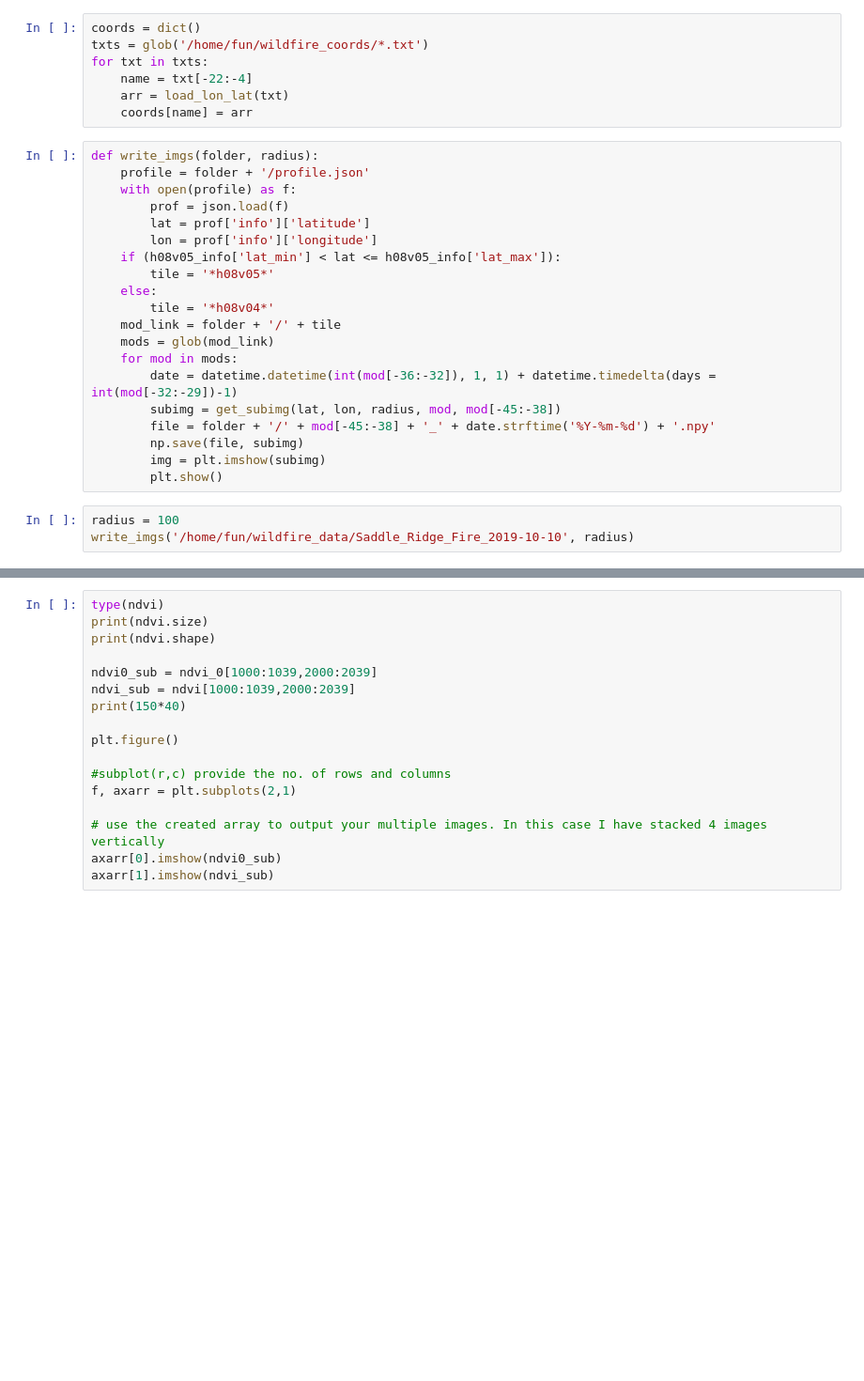
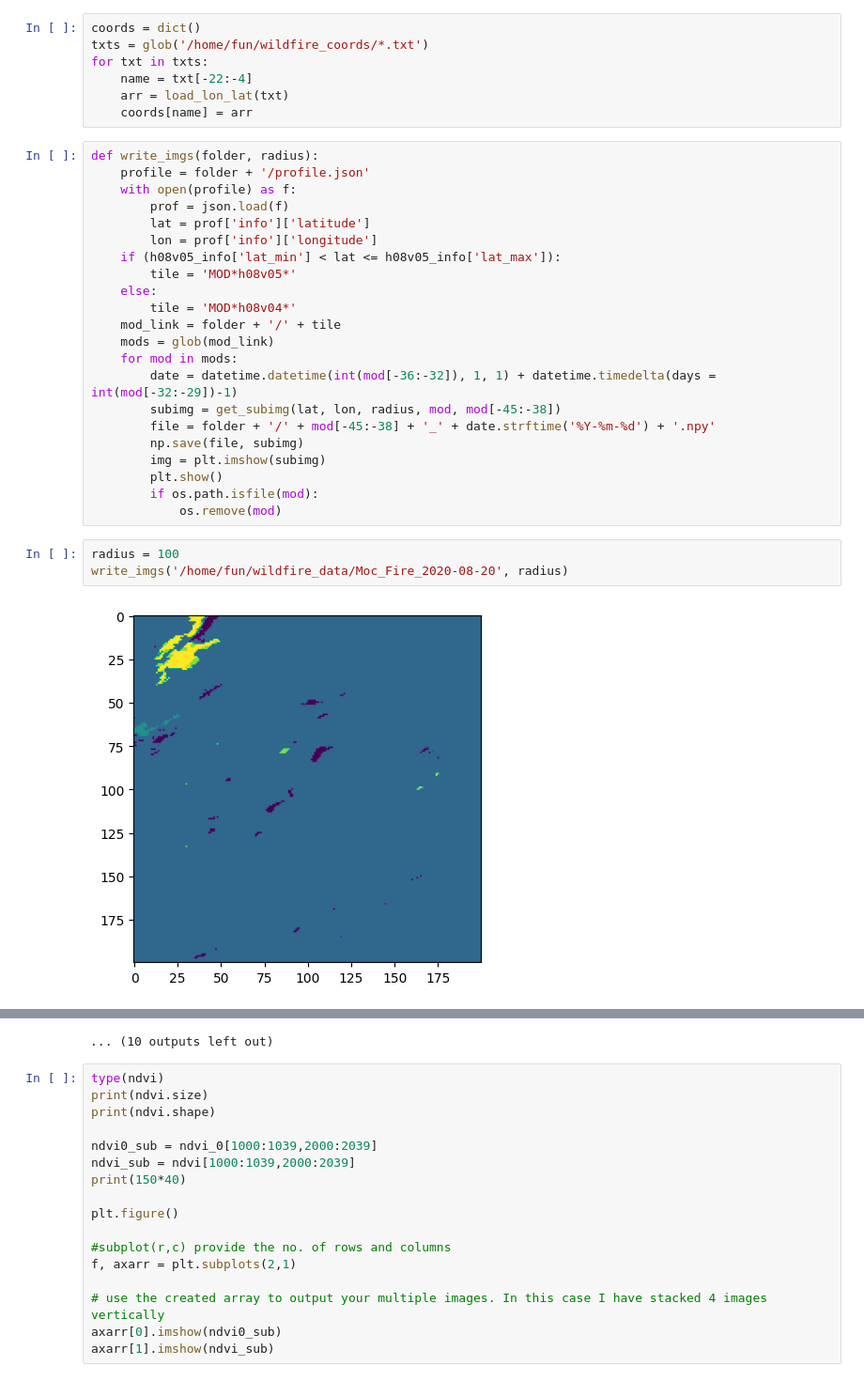
Before and after one commit to jliu2006/plant-predictor, a Jupyter notebook: download_modis_ndvi.ipynb, the cells around one changed output, grey strips where cells are left out. Shown at 94% size. Cells and saved outputs as stored; diff of their text form; blank space fills up the shorter version.

```diff
--- a/download_modis_ndvi.ipynb
+++ b/download_modis_ndvi.ipynb
@@ -220,9 +220,9 @@ def write_imgs(folder, radius):
         lat = prof['info']['latitude']
         lon = prof['info']['longitude']
     if (h08v05_info['lat_min'] < lat <= h08v05_info['lat_max']):
-        tile = '*h08v05*'
+        tile = 'MOD*h08v05*'
     else:
-        tile = '*h08v04*'
+        tile = 'MOD*h08v04*'
     mod_link = folder + '/' + tile
     mods = glob(mod_link)
     for mod in mods:
@@ -232,6 +232,10 @@ def write_imgs(folder, radius):
         np.save(file, subimg)
         img = plt.imshow(subimg)
         plt.show()
+        if os.path.isfile(mod):
+            os.remove(mod)
 # %%
 radius = 100
-write_imgs('/home/fun/wildfire_data/Saddle_Ridge_Fire_2019-10-10', radius)
+write_imgs('/home/fun/wildfire_data/Moc_Fire_2020-08-20', radius)
+# %% [output]
+[figure, added]
@@ -238,3 +253,4 @@ write_imgs('/home/fun/wildfire_data/Saddle_Ridge_Fire_2019-10-10', radius)
+... (10 outputs left out)
 # %%
 type(ndvi)
 print(ndvi.size)
```
Also changed, not shown: parts of 2 cells of this notebook, 15 other files.
